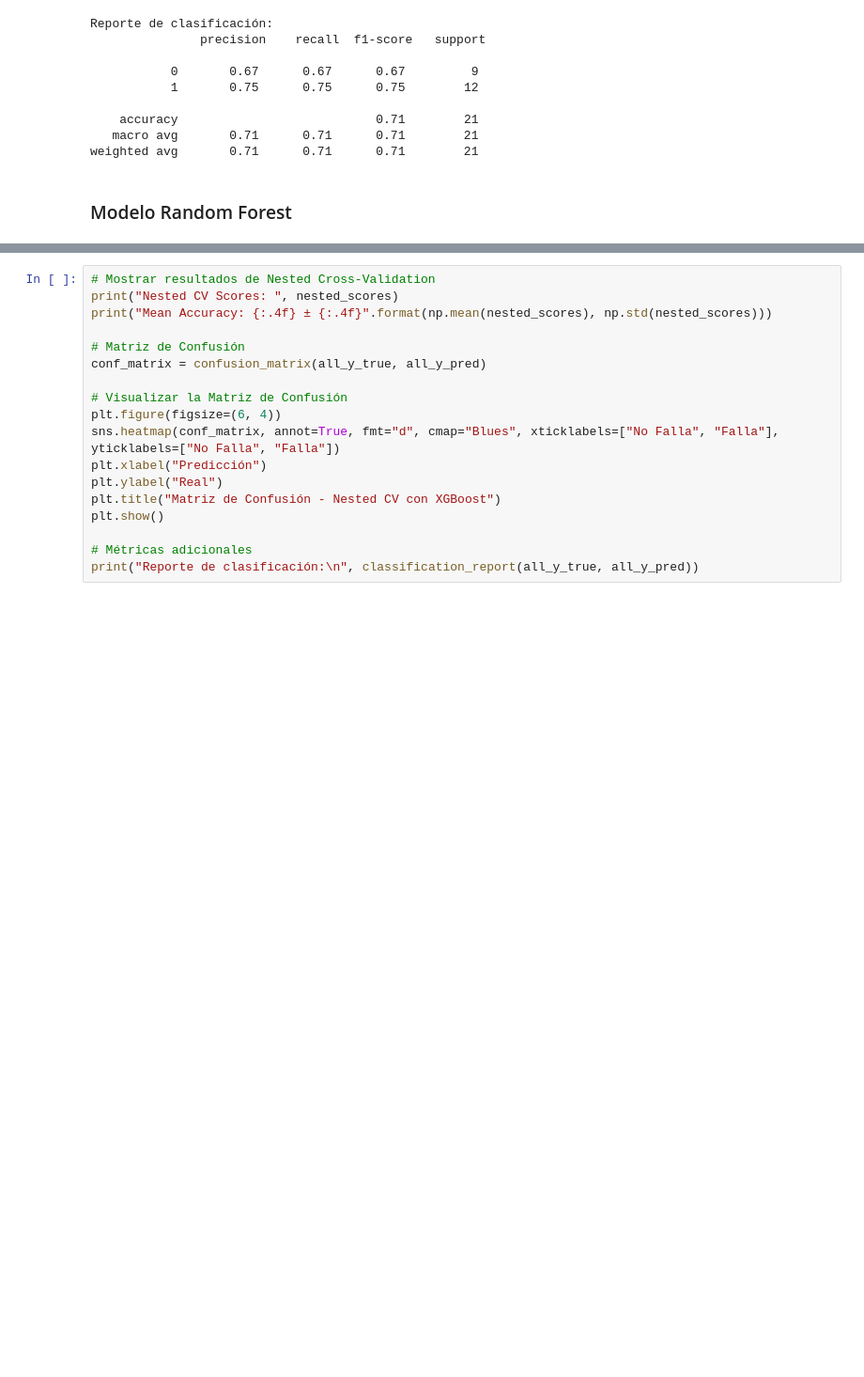
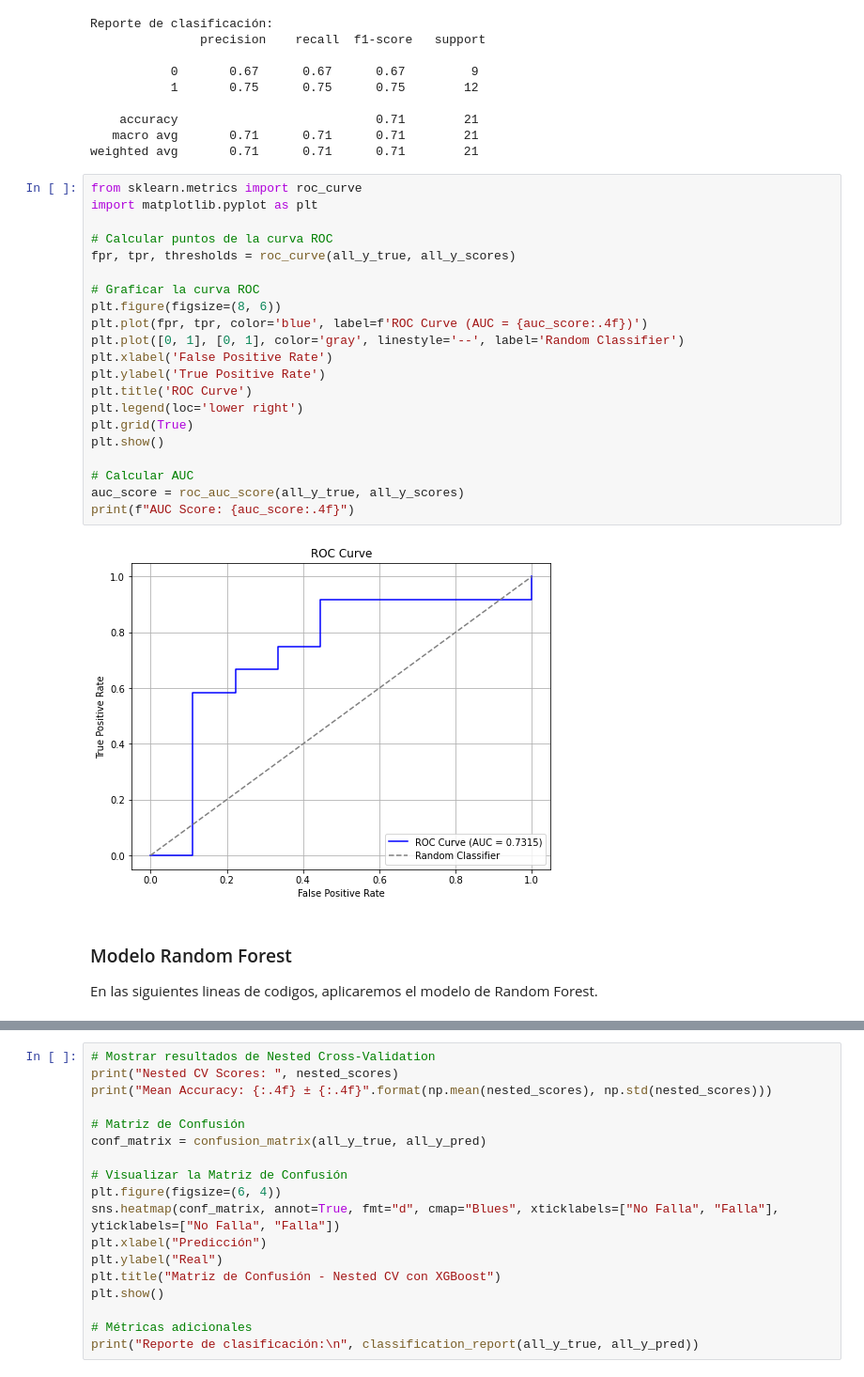
Before and after one commit to Iaibanez/jbook_ml202510, a Jupyter notebook: _sources/ML_Models.ipynb, the cells around one changed output, grey strips where cells are left out. Shown at 94% size. Drawn from its saved outputs; the diff is of its cells as text; blank space fills up the shorter version.

```diff
--- a/_sources/ML_Models.ipynb
+++ b/_sources/ML_Models.ipynb
@@ -367,8 +414,33 @@ Reporte de clasificación:
     accuracy                           0.71        21
    macro avg       0.71      0.71      0.71        21
 weighted avg       0.71      0.71      0.71        21
-# %% [markdown]
-### Modelo Random Forest
+# %%
+from sklearn.metrics import roc_curve
+import matplotlib.pyplot as plt
+
+# Calcular puntos de la curva ROC
+fpr, tpr, thresholds = roc_curve(all_y_true, all_y_scores)
+
+# Graficar la curva ROC
+plt.figure(figsize=(8, 6))
+plt.plot(fpr, tpr, color='blue', label=f'ROC Curve (AUC = {auc_score:.4f})')
+plt.plot([0, 1], [0, 1], color='gray', linestyle='--', label='Random Classifier')
+plt.xlabel('False Positive Rate')
+plt.ylabel('True Positive Rate')
+plt.title('ROC Curve')
+plt.legend(loc='lower right')
+plt.grid(True)
+plt.show()
+
+# Calcular AUC
+auc_score = roc_auc_score(all_y_true, all_y_scores)
+print(f"AUC Score: {auc_score:.4f}")
+# %% [output]
+[figure, added]
+# %% [markdown]
+### Modelo Random Forest
+
+En las siguientes lineas de codigos, aplicaremos el modelo de Random Forest.
 # %%
 from sklearn.ensemble import RandomForestClassifier
 
```
Also changed, not shown: parts of 33 cells of this notebook, 9 other files.
